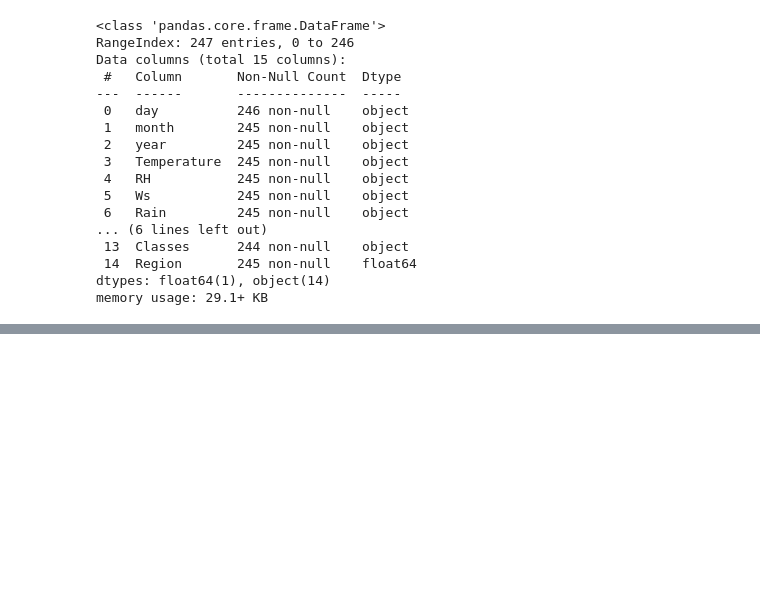
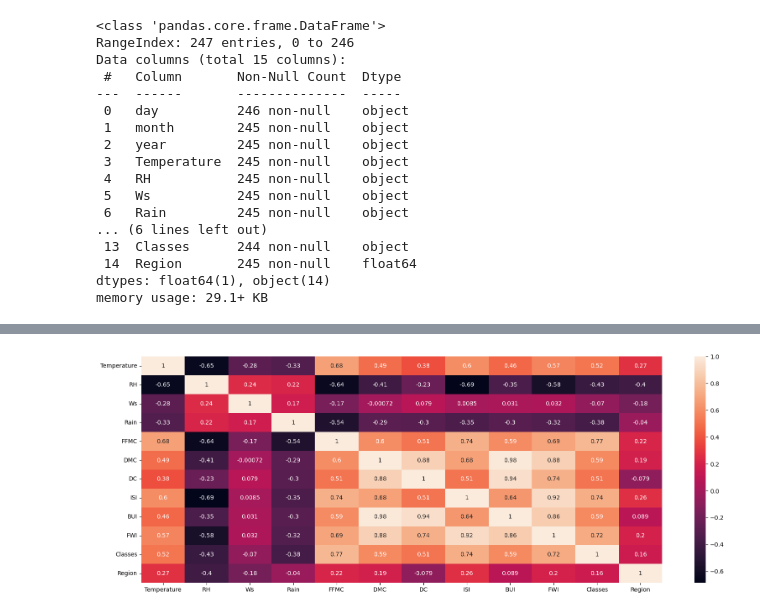
Before and after one commit to Apurva12343/Python_1, a Jupyter notebook: Machine Learning/Machine Learning Algorithm/Ridge_lasso_elasticnet_regression.ipynb, the cells around one changed output, grey strips where cells are left out. Cells and saved outputs as stored; diff of their text form; code cells hidden in the pictures; blank space fills up the shorter version.

```diff
--- a/Machine Learning/Machine Learning Algorithm/Ridge_lasso_elasticnet_regression.ipynb
+++ b/Machine Learning/Machine Learning Algorithm/Ridge_lasso_elasticnet_regression.ipynb
@@ -127,0 +339,7 @@ dtype: int64
+# %%
+#Heatmap
+plt.figure(figsize=(20,7))
+sns.heatmap(df_copy.corr(),annot=True)
+plt.show()
+# %% [output]
+[figure, added]
```
Also changed, not shown: parts of 65 cells of this notebook, 3 other files.
